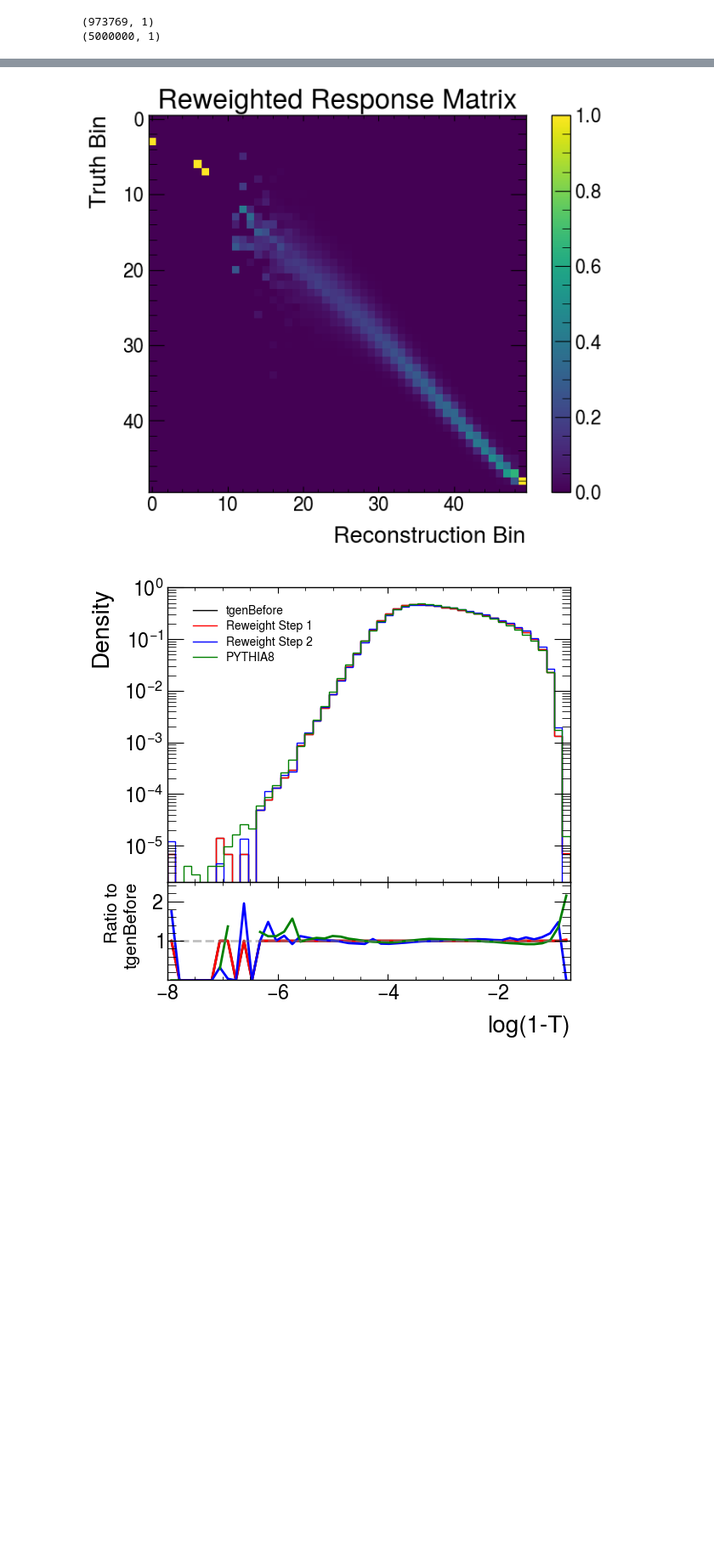
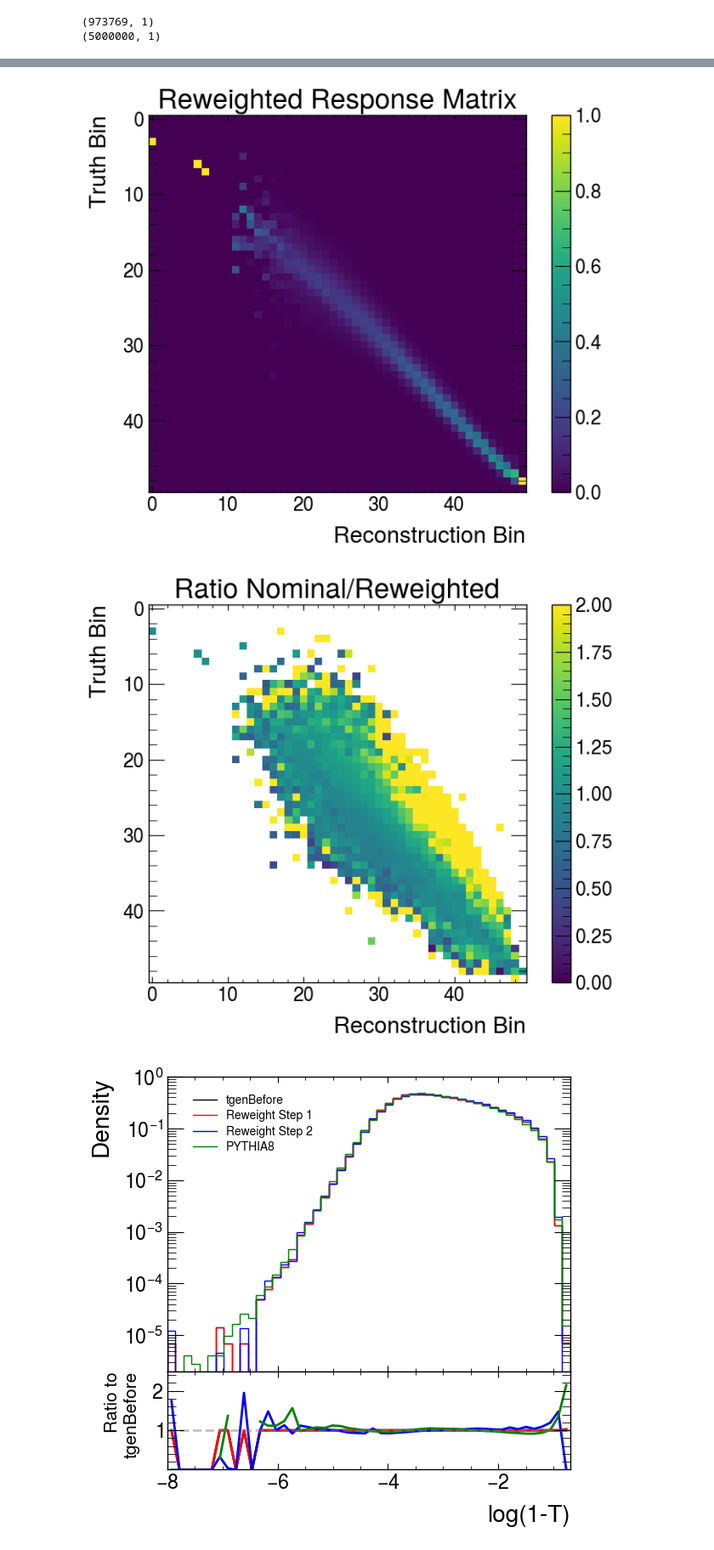
Before and after one commit to badeaa3/unfold-ee-logtau, a Jupyter notebook: ReweightMC/VisualizeReweightMC.ipynb, the cells around one changed output, grey strips where cells are left out. Shown at 85% size. Cells and saved outputs as stored; diff of their text form; code cells hidden in the pictures; blank space fills up the shorter version.

```diff
--- a/ReweightMC/VisualizeReweightMC.ipynb
+++ b/ReweightMC/VisualizeReweightMC.ipynb
@@ -133,26 +142,34 @@ conf = {
     }
 }
 # %%
-response = np.histogram2d(reco_mc[pass_reco].flatten(), gen_mc[pass_reco].flatten(), bins=(conf["thrust"]["bins"], conf["thrust"]["bins"]))[0]
-response /= (response.sum(axis=0) + 10**-50)
-plt.imshow(response, vmin = 0, vmax = 1)
+response1 = np.histogram2d(reco_mc[pass_reco].flatten(), gen_mc[pass_reco].flatten(), bins=(conf["thrust"]["bins"], conf["thrust"]["bins"]))[0]
+response1 /= (response1.sum(axis=0) + 10**-50)
+plt.imshow(response1, vmin = 0, vmax = 1)
 plt.xlabel("Reconstruction Bin")
 plt.ylabel("Truth Bin")
 plt.title("Response Matrix")
 plt.colorbar()
 plt.show()
 
-response = np.histogram2d(reco_mc[pass_reco].flatten(), gen_mc[pass_reco].flatten(), bins=(conf["thrust"]["bins"], conf["thrust"]["bins"]), weights=reweight[f"Step2"][pass_reco])[0]
-response /= (response.sum(axis=0) + 10**-50)
-plt.imshow(response, vmin = 0, vmax = 1)
+response2 = np.histogram2d(reco_mc[pass_reco].flatten(), gen_mc[pass_reco].flatten(), bins=(conf["thrust"]["bins"], conf["thrust"]["bins"]), weights=reweight[f"Step2"][pass_reco])[0]
+response2 /= (response2.sum(axis=0) + 10**-50)
+plt.imshow(response2, vmin = 0, vmax = 1)
 plt.xlabel("Reconstruction Bin")
 plt.ylabel("Truth Bin")
 plt.title("Reweighted Response Matrix")
 plt.colorbar()
 plt.show()
+
+plt.imshow(response1/response2, vmin = 0, vmax = 2)
+plt.xlabel("Reconstruction Bin")
+plt.ylabel("Truth Bin")
+plt.title("Ratio Nominal/Reweighted")
+plt.colorbar()
+plt.show()
 # %% [output]
 [figure]
 [figure]
+[figure, added]
 # %%
 plots = {}
 
```
Also changed, not shown: parts of 3 cells of this notebook, 1 other file.
